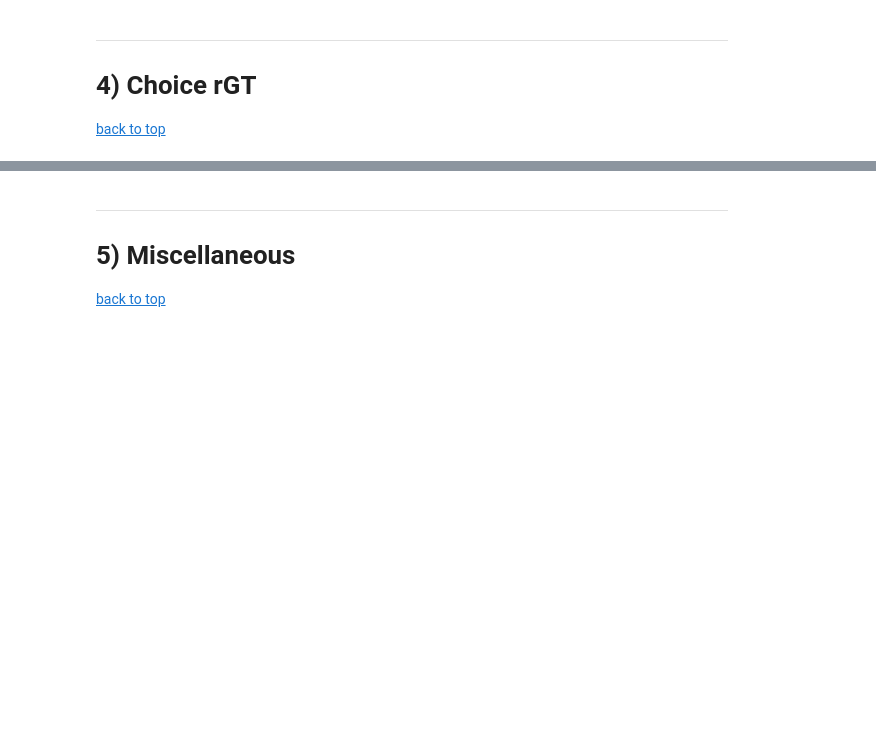
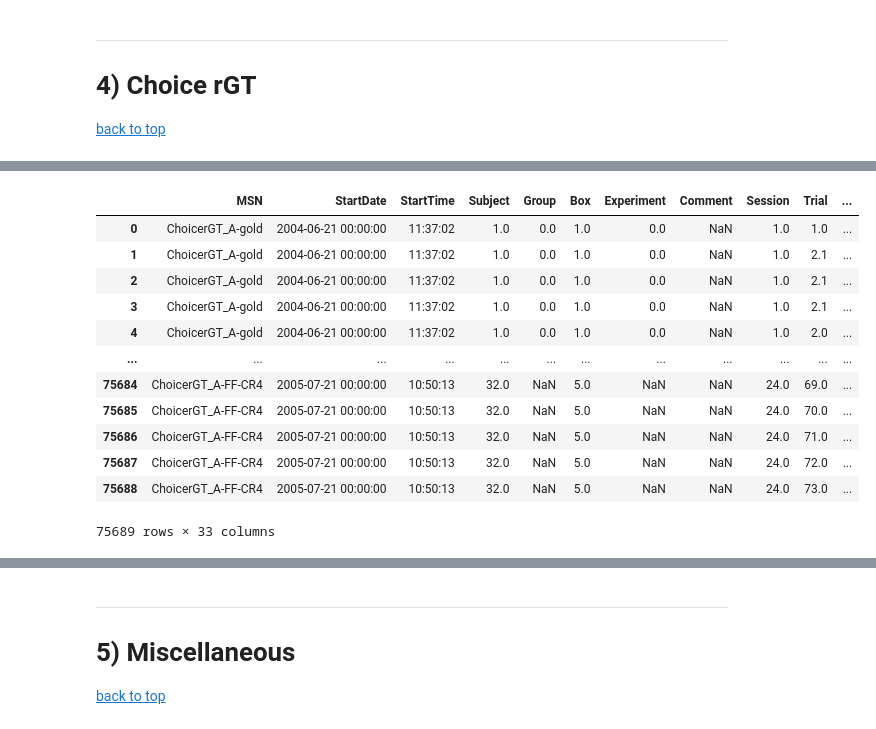
Before and after one commit to deckyblue/sparklyRGT, a Jupyter notebook: sparklyRGT_tutorial/sparklyRGT_documentation.ipynb, the cells around one changed output, grey strips where cells are left out. Cells and saved outputs as stored; diff of their text form; code cells hidden in the pictures; blank space fills up the shorter version.

```diff
--- a/sparklyRGT_tutorial/sparklyRGT_documentation.ipynb
+++ b/sparklyRGT_tutorial/sparklyRGT_documentation.ipynb
@@ -578,0 +587,23 @@ ValueError: Cannot convert non-finite values (NA or inf) to integer
+# %%
+file_names_free = ['KH10B-Free-raw.xlsx']
+
+df_free = rgt.load_data(file_names_free)
+
+#load_data won't print the dataframe. Use the following function to view the top of your dataframe.
+#Note: it should look the exact same as your first excel file.
+
+df_free
+# %% [output]
+|  | MSN | StartDate | StartTime | Subject | Group | Box | Experiment | Comment | Session | Trial | ... |
+| 0 | ChoicerGT_A-gold | 2004-06-21 00:00:00 | 11:37:02 | 1.0 | 0.0 | 1.0 | 0.0 | NaN | 1.0 | 1.0 | ... |
+| 1 | ChoicerGT_A-gold | 2004-06-21 00:00:00 | 11:37:02 | 1.0 | 0.0 | 1.0 | 0.0 | NaN | 1.0 | 2.1 | ... |
+| 2 | ChoicerGT_A-gold | 2004-06-21 00:00:00 | 11:37:02 | 1.0 | 0.0 | 1.0 | 0.0 | NaN | 1.0 | 2.1 | ... |
+| 3 | ChoicerGT_A-gold | 2004-06-21 00:00:00 | 11:37:02 | 1.0 | 0.0 | 1.0 | 0.0 | NaN | 1.0 | 2.1 | ... |
+| 4 | ChoicerGT_A-gold | 2004-06-21 00:00:00 | 11:37:02 | 1.0 | 0.0 | 1.0 | 0.0 | NaN | 1.0 | 2.0 | ... |
+| ... | ... | ... | ... | ... | ... | ... | ... | ... | ... | ... | ... |
+| 75684 | ChoicerGT_A-FF-CR4 | 2005-07-21 00:00:00 | 10:50:13 | 32.0 | NaN | 5.0 | NaN | NaN | 24.0 | 69.0 | ... |
+| 75685 | ChoicerGT_A-FF-CR4 | 2005-07-21 00:00:00 | 10:50:13 | 32.0 | NaN | 5.0 | NaN | NaN | 24.0 | 70.0 | ... |
+| 75686 | ChoicerGT_A-FF-CR4 | 2005-07-21 00:00:00 | 10:50:13 | 32.0 | NaN | 5.0 | NaN | NaN | 24.0 | 71.0 | ... |
+| 75687 | ChoicerGT_A-FF-CR4 | 2005-07-21 00:00:00 | 10:50:13 | 32.0 | NaN | 5.0 | NaN | NaN | 24.0 | 72.0 | ... |
+| 75688 | ChoicerGT_A-FF-CR4 | 2005-07-21 00:00:00 | 10:50:13 | 32.0 | NaN | 5.0 | NaN | NaN | 24.0 | 73.0 | ... |
+75689 rows × 33 columns
```
Also changed, not shown: parts of 7 cells of this notebook, 1 other file.
